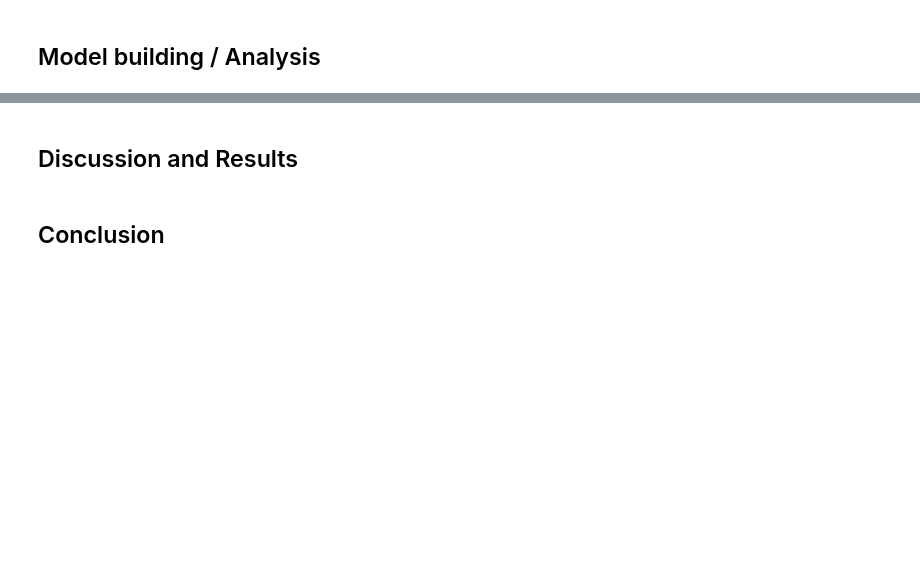
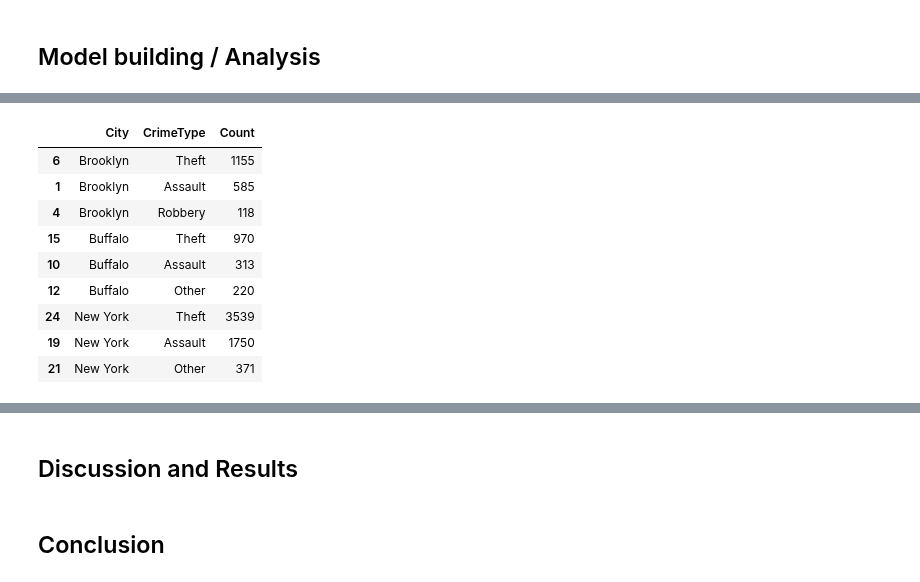
Before and after one commit to Ashliz1/NYC-Crime-Data---Group-10-, a Jupyter notebook: term_project_starter.ipynb, the cells around one changed output, grey strips where cells are left out. Cells and saved outputs as stored; diff of their text form; code cells hidden in the pictures; blank space fills up the shorter version.

```diff
--- a/term_project_starter.ipynb
+++ b/term_project_starter.ipynb
@@ -142,0 +139,13 @@ dtype: int64
+# %%
+top_types
+# %% [output]
+|  | City | CrimeType | Count |
+| 6 | Brooklyn | Theft | 1155 |
+| 1 | Brooklyn | Assault | 585 |
+| 4 | Brooklyn | Robbery | 118 |
+| 15 | Buffalo | Theft | 970 |
+| 10 | Buffalo | Assault | 313 |
+| 12 | Buffalo | Other | 220 |
+| 24 | New York | Theft | 3539 |
+| 19 | New York | Assault | 1750 |
+| 21 | New York | Other | 371 |
```
Also changed, not shown: parts of 13 cells of this notebook.
